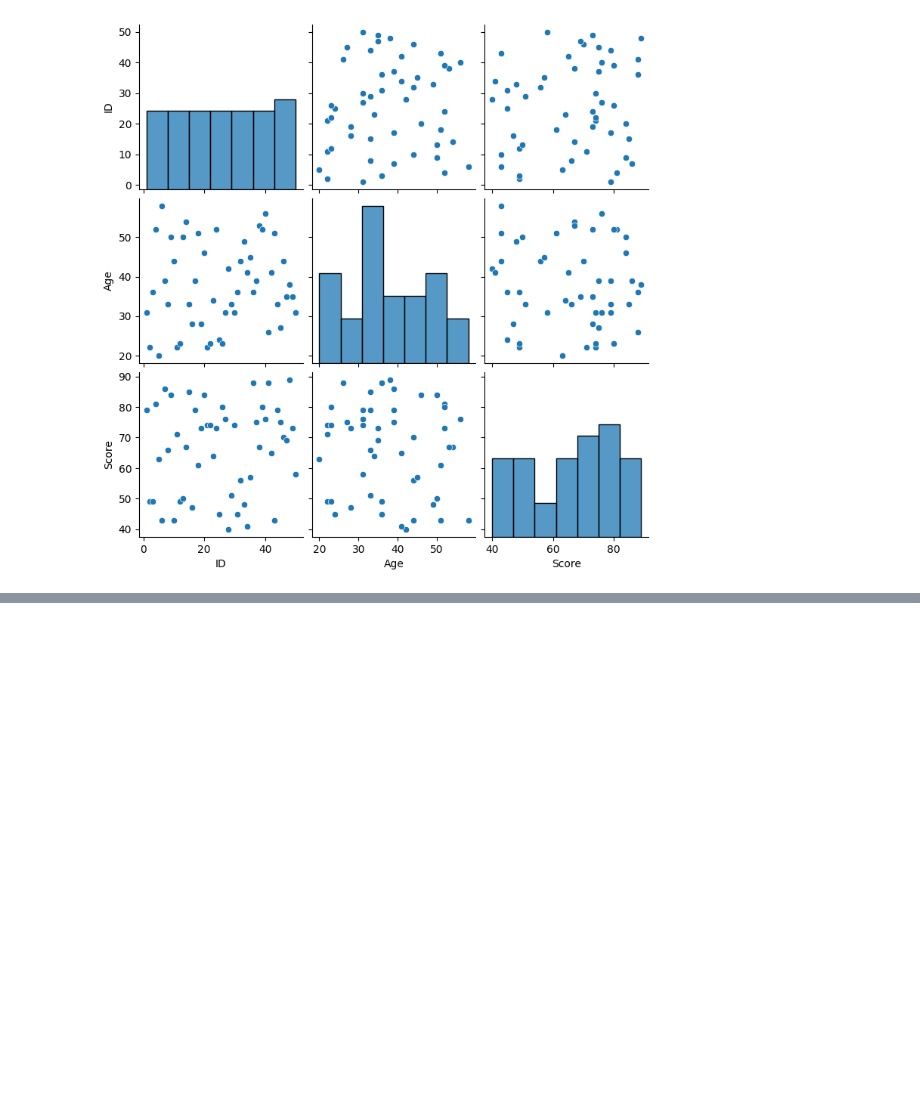
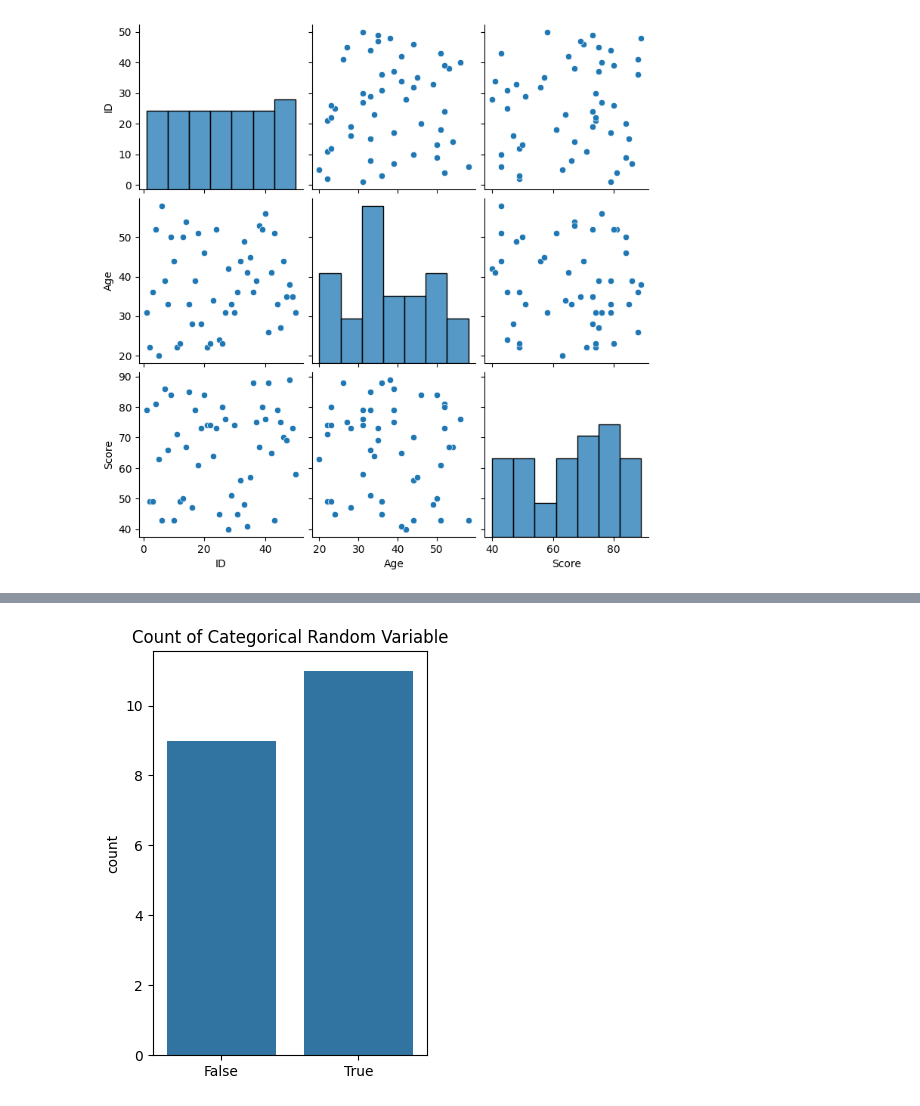
Before and after one commit to SANGRAMLEMBE/MTech, a Jupyter notebook: Inferential_Statistics/Practical/Inferential_stats_1.ipynb, the cells around one changed output, grey strips where cells are left out. Saved outputs shown, nothing was run; the diff lists cells and outputs as text; code cells hidden in the pictures; blank space fills up the shorter version.

```diff
--- a/Inferential_Statistics/Practical/Inferential_stats_1.ipynb
+++ b/Inferential_Statistics/Practical/Inferential_stats_1.ipynb
@@ -55,6 +69,6 @@ print(categorical_random_variable)
 [0 0 1 0 0 0 1 0 1 0]
 # %%
 categories = [True,False]  #This creates a list with two possible outcomes: "Yes" and "No".
-categorical_random_variable = np.random.choice(categories,size = 20,p=[0.8,0.2])  # true = 80% and False =20%
+categorical_random_variable = np.random.choice(categories,size = 20,p=[0.6,0.4])  # true = 80% and False =20%
 print(categorical_random_variable)
 # %% [output]
@@ -309,0 +375,11 @@ plt.show()
+# %%
+
+# Count plot for categorical random variable
+plt.subplot(1, 2, 2)
+sns.countplot(x=categorical_random_variable)
+plt.title("Count of Categorical Random Variable")
+
+plt.tight_layout()
+plt.show()
+# %% [output]
+[figure, added]
```
Also changed, not shown: parts of 21 cells of this notebook.
